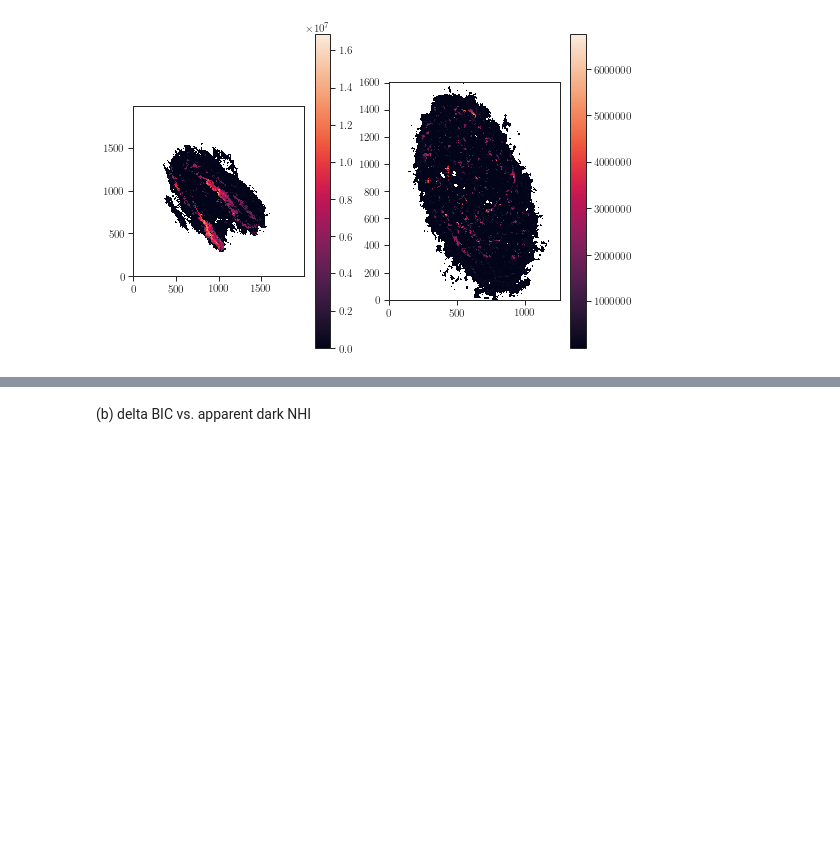
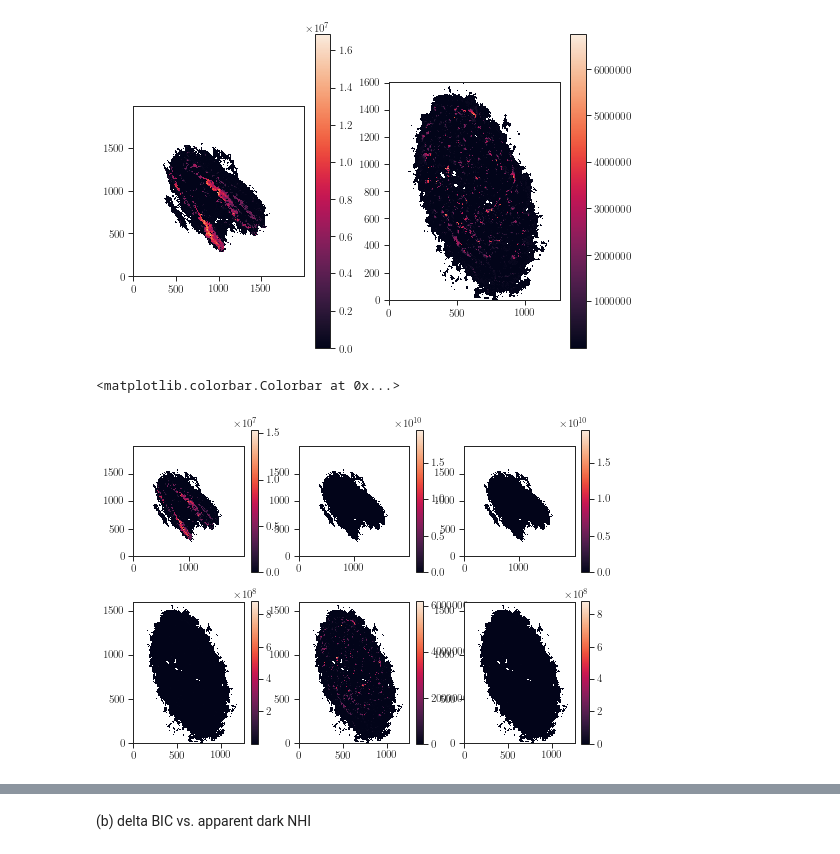
Before and after one commit to e-koch/HI-LineShapes, a Jupyter notebook: figures/figure_bic_statistics_comparison.ipynb, the cells around one changed output, grey strips where cells are left out. Drawn from its saved outputs; the diff is of its cells as text; code cells hidden in the pictures; blank space fills up the shorter version.

Commit message:
Updates for more dark/opaque HI plots and mass correction factors, etc

```diff
--- a/figures/figure_bic_statistics_comparison.ipynb
+++ b/figures/figure_bic_statistics_comparison.ipynb
@@ -230,3 +331,36 @@ plt.colorbar()
 # %% [output]
 <matplotlib.colorbar.Colorbar at 0x...>
 [figure]
+# %%
+
+plt.subplot(231)
+plt.imshow(m31_darknhi_low, origin='lower')
+plt.colorbar()
+
+plt.subplot(235)
+plt.imshow(m33_darknhi_low, origin='lower')#, vmax=5e7, vmin=0)
+plt.colorbar()
+
+plt.subplot(232)
+# plt.imshow(m31_darknhi_up, origin='lower', vmin=0)#, vmax=5e7, vmin=0)
+plt.imshow(m31_darknhi_up, origin='lower')#, vmax=5e7, vmin=0)
+
+plt.colorbar()
+
+plt.subplot(234)
+# plt.imshow(m33_darknhi_up, origin='lower', vmin=0)#, vmax=5e7, vmin=0)
+plt.imshow(m33_darknhi_up, origin='lower')#, vmax=5e7, vmin=0)
+
+plt.colorbar()
+
+plt.subplot(233)
+plt.imshow(m31_darknhi_up - m31_darknhi_low, origin='lower')
+plt.colorbar()
+
+
+plt.subplot(236)
+plt.imshow(m33_darknhi_up - m33_darknhi_low, origin='lower')
+plt.colorbar()
+# %% [output]
+<matplotlib.colorbar.Colorbar at 0x...>
+[figure, added]
```
Also changed, not shown: parts of 34 cells of this notebook.
